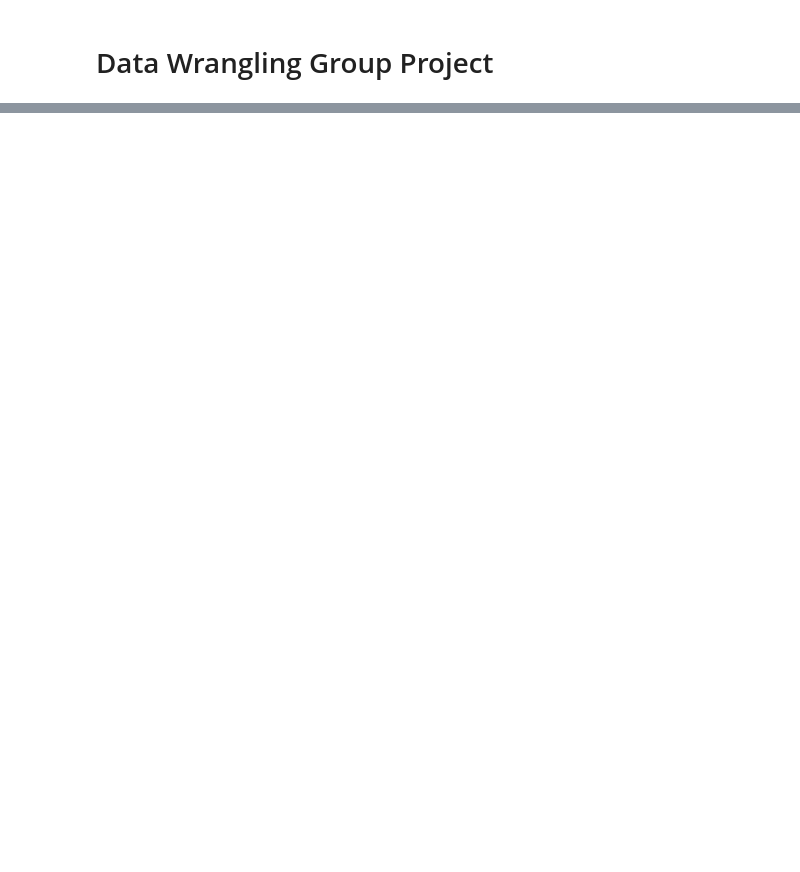
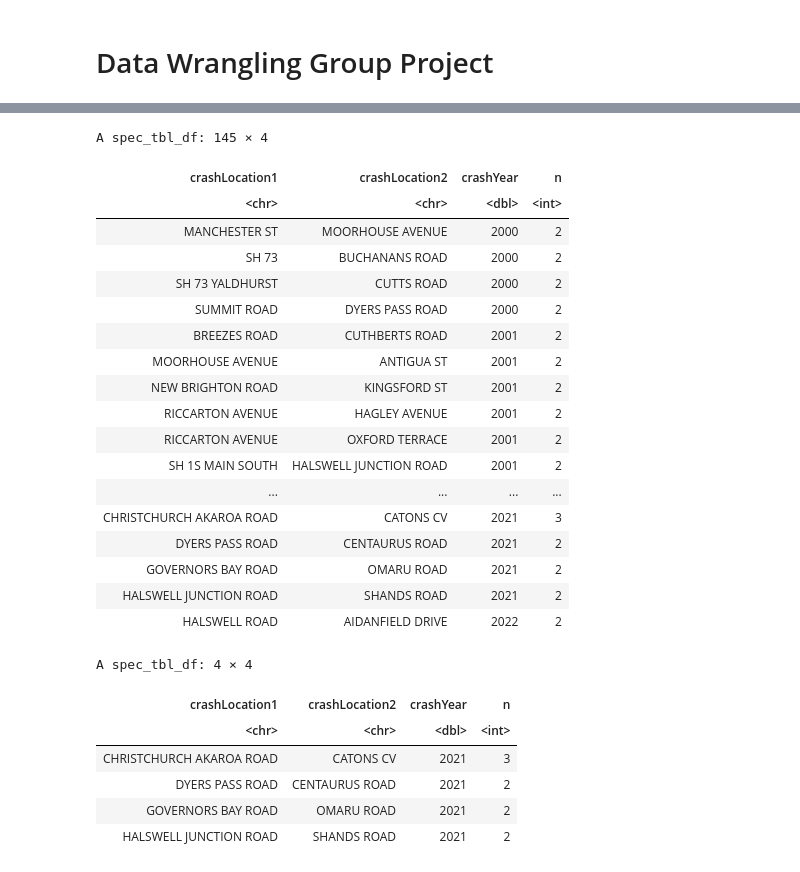
Before and after one commit to zelta1990/DATA422-Group-Project, a Jupyter notebook: group_project.ipynb, the cells around one changed output, grey strips where cells are left out. Saved outputs shown, nothing was run; the diff lists cells and outputs as text; code cells hidden in the pictures; blank space fills up the shorter version.

```diff
--- a/group_project.ipynb
+++ b/group_project.ipynb
@@ -76,0 +54,45 @@ Please use `gather()` instead."
+# %%
+#Calculate the count of accidents at one location for each year
+count_df <- crash_df %>%
+                filter(crashSeverity == "Serious Crash" | crashSeverity == "Fatal Crash") %>%
+                count(crashLocation1, crashLocation2, crashYear,sort=TRUE)
+#Rank each location by accident count for each year
+all_year = list()
+for(i in unique(crash_df$crashYear))
+{
+    year_df <- count_df %>%
+                    filter(crashYear == i & n > 1) %>% #only return locations with accident count > 1
+                    arrange(desc(n))
+    all_year[[i]] <- year_df
+}
+all_year_df <- bind_rows(all_year)
+all_year_df
+#Using 2021 as an example
+all_year_df %>% filter(crashYear == '2021')
+# %% [output]
+A spec_tbl_df: 145 × 4
+| crashLocation1 | crashLocation2 | crashYear | n |
+| <chr> | <chr> | <dbl> | <int> |
+| MANCHESTER ST | MOORHOUSE AVENUE | 2000 | 2 |
+| SH 73 | BUCHANANS ROAD | 2000 | 2 |
+| SH 73 YALDHURST | CUTTS ROAD | 2000 | 2 |
+| SUMMIT ROAD | DYERS PASS ROAD | 2000 | 2 |
+| BREEZES ROAD | CUTHBERTS ROAD | 2001 | 2 |
+| MOORHOUSE AVENUE | ANTIGUA ST | 2001 | 2 |
+| NEW BRIGHTON ROAD | KINGSFORD ST | 2001 | 2 |
+| RICCARTON AVENUE | HAGLEY AVENUE | 2001 | 2 |
+| RICCARTON AVENUE | OXFORD TERRACE | 2001 | 2 |
+| SH 1S MAIN SOUTH | HALSWELL JUNCTION ROAD | 2001 | 2 |
+| ... | ... | ... | ... |
+| CHRISTCHURCH AKAROA ROAD | CATONS CV | 2021 | 3 |
+| DYERS PASS ROAD | CENTAURUS ROAD | 2021 | 2 |
+| GOVERNORS BAY ROAD | OMARU ROAD | 2021 | 2 |
+| HALSWELL JUNCTION ROAD | SHANDS ROAD | 2021 | 2 |
+| HALSWELL ROAD | AIDANFIELD DRIVE | 2022 | 2 |
+A spec_tbl_df: 4 × 4
+| crashLocation1 | crashLocation2 | crashYear | n |
+| <chr> | <chr> | <dbl> | <int> |
+| CHRISTCHURCH AKAROA ROAD | CATONS CV | 2021 | 3 |
+| DYERS PASS ROAD | CENTAURUS ROAD | 2021 | 2 |
+| GOVERNORS BAY ROAD | OMARU ROAD | 2021 | 2 |
+| HALSWELL JUNCTION ROAD | SHANDS ROAD | 2021 | 2 |
```
Also changed, not shown: parts of 5 cells of this notebook.
